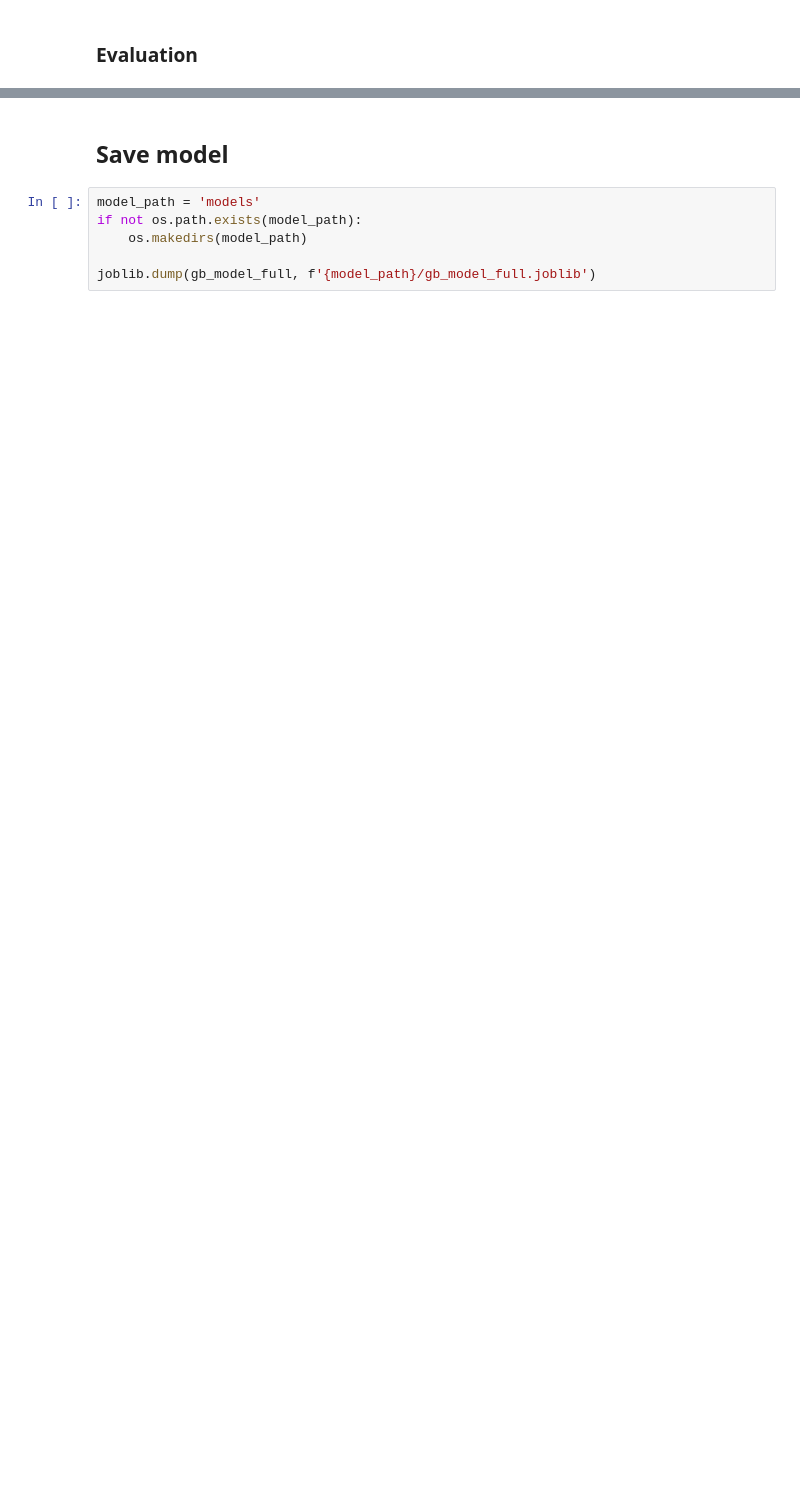
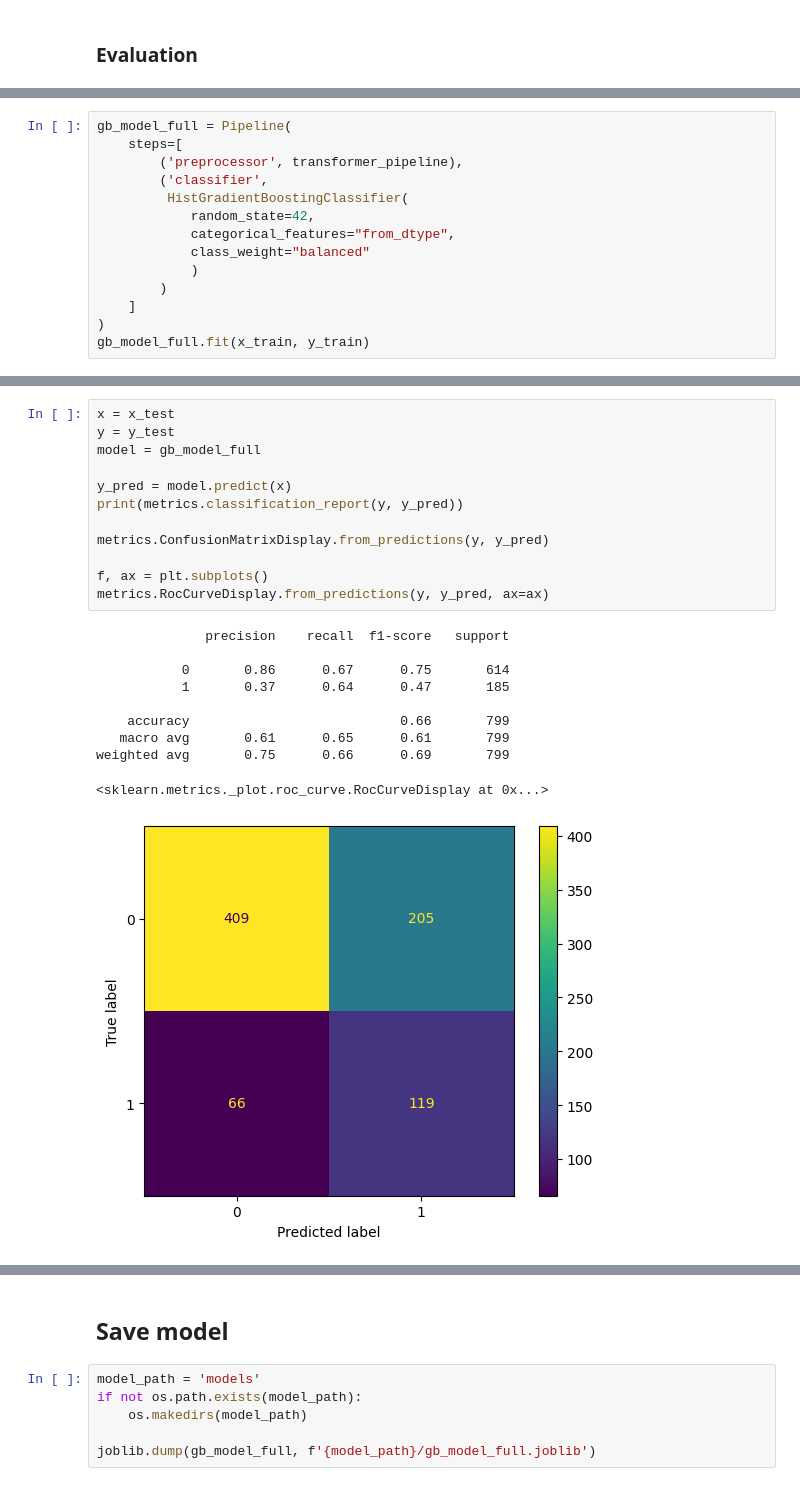
Before and after one commit to creyesp/ml-workshop-campus-party, a Jupyter notebook: notebooks/3.2_modeling_boosting.ipynb, the cells around one changed output, grey strips where cells are left out. Saved outputs shown, nothing was run; the diff lists cells and outputs as text; blank space fills up the shorter version.

```diff
--- a/notebooks/3.2_modeling_boosting.ipynb
+++ b/notebooks/3.2_modeling_boosting.ipynb
@@ -173,0 +289,14 @@ metrics.plot_roc_curve(model, x, y, ax=ax)
+# %%
+gb_model_full = Pipeline(
+    steps=[
+        ('preprocessor', transformer_pipeline),
+        ('classifier',
+         HistGradientBoostingClassifier(
+            random_state=42,
+            categorical_features="from_dtype",
+            class_weight="balanced"
+            )
+        )
+    ]
+)
+gb_model_full.fit(x_train, y_train)
@@ -173,0 +340,23 @@ metrics.plot_roc_curve(model, x, y, ax=ax)
+# %%
+x = x_test
+y = y_test
+model = gb_model_full
+
+y_pred = model.predict(x)
+print(metrics.classification_report(y, y_pred))
+
+metrics.ConfusionMatrixDisplay.from_predictions(y, y_pred)
+
+f, ax = plt.subplots()
+metrics.RocCurveDisplay.from_predictions(y, y_pred, ax=ax)
+# %% [output]
+              precision    recall  f1-score   support
+
+           0       0.86      0.67      0.75       614
+           1       0.37      0.64      0.47       185
+
+    accuracy                           0.66       799
+   macro avg       0.61      0.65      0.61       799
+weighted avg       0.75      0.66      0.69       799
+<sklearn.metrics._plot.roc_curve.RocCurveDisplay at 0x...>
+[figure, added]
```
Also changed, not shown: parts of 23 cells of this notebook, 30 other files.
